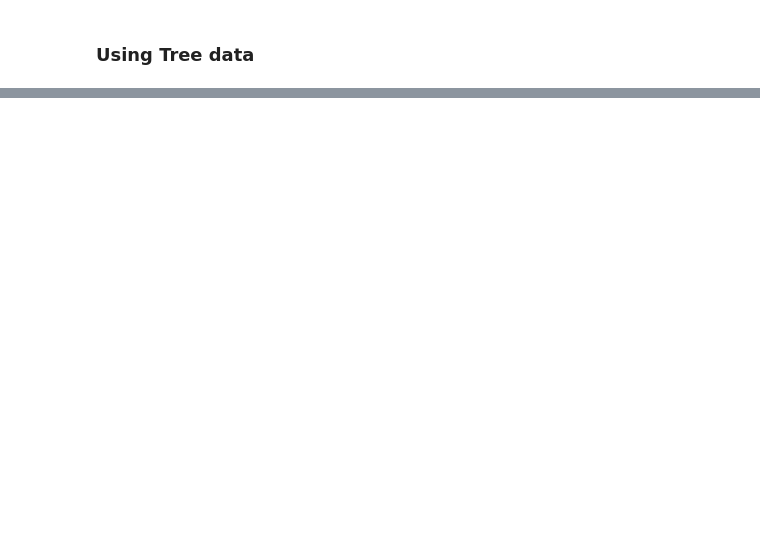
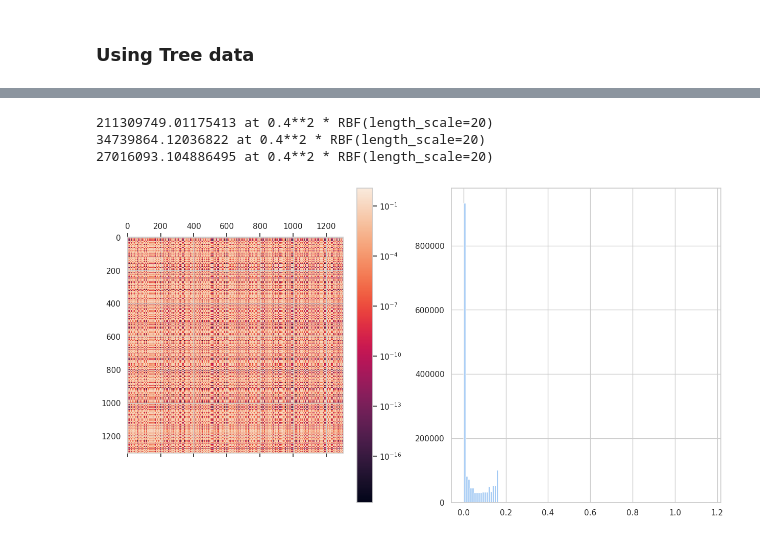
Before and after one commit to ItsNiklas/sparse-gaussian-processes, a Jupyter notebook: Trees.ipynb, the cells around one changed output, grey strips where cells are left out. Drawn from its saved outputs; the diff is of its cells as text; code cells hidden in the pictures; blank space fills up the shorter version.

Commit message:
Tree notebook, Covariance matrix analysis

```diff
--- a/Trees.ipynb
+++ b/Trees.ipynb
@@ -15,19 +29,33 @@ dendro
 # %%
-from sklearn.gaussian_process.kernels import RBF
+import matplotlib
+from sklearn.gaussian_process.kernels import RBF, ConstantKernel, ExpSineSquared
 
 tree_models = [
     gaussian_process.GaussianProcessRegressor(
-        0.5 ** 2 * RBF(100, (1e-3, 1e8)), n_restarts_optimizer=1
+        0.4**2 * RBF(20, length_scale_bounds=(0.1, 1000)), n_restarts_optimizer=10, alpha=1, optimizer=None
     )
     for _ in range(3)
 ]
 
 X = np.array(range(183)).reshape(-1, 1)
 
 for i, tree_model in enumerate(tree_models):
-    filt = dendro[
-        dendro.species.eq(pd.unique(dendro.species)[i]) & dendro.DOY.mod(30).eq(0)
-        ]  # Filter to prevent overfitting to data mean
-    tree_model.fit(filt.DOY.array.reshape(-1, 1), filt.growth - filt.growth.mean())
-    print(tree_model.kernel_)
+    # Filter to prevent overfitting to data mean
+    filt = dendro[dendro.species.eq(pd.unique(dendro.species)[i])]
+    filt = filt.sample(int(0.05*len(filt)))
+
+    tree_model.fit(filt.DOY.array.reshape(-1, 1), filt.growth)
+    print(-tree_model.log_marginal_likelihood_value_, 'at', tree_model.kernel_)
+
+    if i == 0:
+        fig, ax = plt.subplots(figsize=(15,8), ncols=2)
+        K = tree_model.L_ @ tree_model.L_.T
+        cax = ax[0].matshow(K, norm=matplotlib.colors.LogNorm())
+        fig.colorbar(cax)
+        ax[1].hist(K.flatten(), bins=120)
+# %% [output]
+211309749.01175413 at 0.4**2 * RBF(length_scale=20)
+34739864.12036822 at 0.4**2 * RBF(length_scale=20)
+27016093.104886495 at 0.4**2 * RBF(length_scale=20)
+[figure, added]
 # %%
```
Also changed, not shown: parts of 2 cells of this notebook, 1 other file.
